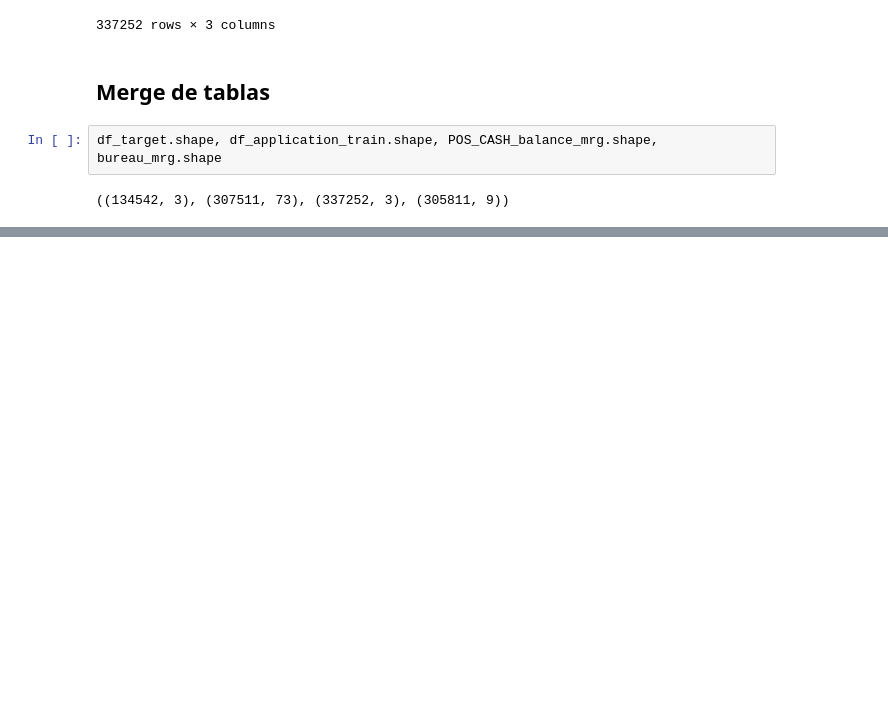
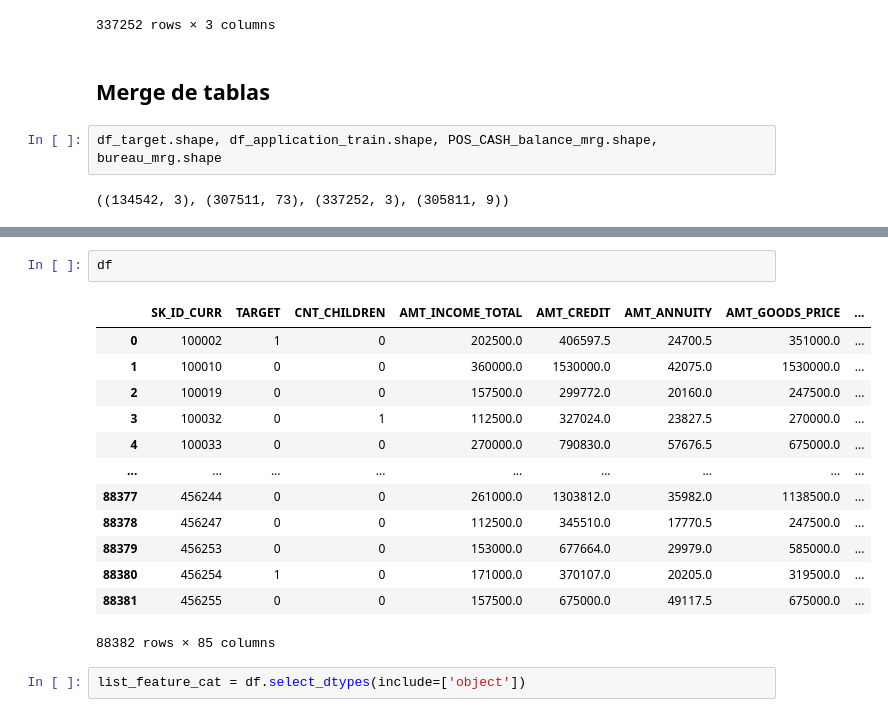
Before and after one commit to No-Country-simulation/c23-16-data, a Jupyter notebook: Home Credit Default Risk.ipynb, the cells around one changed output, grey strips where cells are left out. Cells and saved outputs as stored; diff of their text form; blank space fills up the shorter version.

```diff
--- a/Home Credit Default Risk.ipynb
+++ b/Home Credit Default Risk.ipynb
@@ -1098,0 +1120,18 @@ df_target.shape, df_application_train.shape, POS_CASH_balance_mrg.shape, bureau_
+# %%
+df
+# %% [output]
+|  | SK_ID_CURR | TARGET | CNT_CHILDREN | AMT_INCOME_TOTAL | AMT_CREDIT | AMT_ANNUITY | AMT_GOODS_PRICE | ... |
+| 0 | 100002 | 1 | 0 | 202500.0 | 406597.5 | 24700.5 | 351000.0 | ... |
+| 1 | 100010 | 0 | 0 | 360000.0 | 1530000.0 | 42075.0 | 1530000.0 | ... |
+| 2 | 100019 | 0 | 0 | 157500.0 | 299772.0 | 20160.0 | 247500.0 | ... |
+| 3 | 100032 | 0 | 1 | 112500.0 | 327024.0 | 23827.5 | 270000.0 | ... |
+| 4 | 100033 | 0 | 0 | 270000.0 | 790830.0 | 57676.5 | 675000.0 | ... |
+| ... | ... | ... | ... | ... | ... | ... | ... | ... |
+| 88377 | 456244 | 0 | 0 | 261000.0 | 1303812.0 | 35982.0 | 1138500.0 | ... |
+| 88378 | 456247 | 0 | 0 | 112500.0 | 345510.0 | 17770.5 | 247500.0 | ... |
+| 88379 | 456253 | 0 | 0 | 153000.0 | 677664.0 | 29979.0 | 585000.0 | ... |
+| 88380 | 456254 | 1 | 0 | 171000.0 | 370107.0 | 20205.0 | 319500.0 | ... |
+| 88381 | 456255 | 0 | 0 | 157500.0 | 675000.0 | 49117.5 | 675000.0 | ... |
+88382 rows × 85 columns
+# %%
+list_feature_cat = df.select_dtypes(include=['object'])
```
Also changed, not shown: parts of 25 cells of this notebook.
